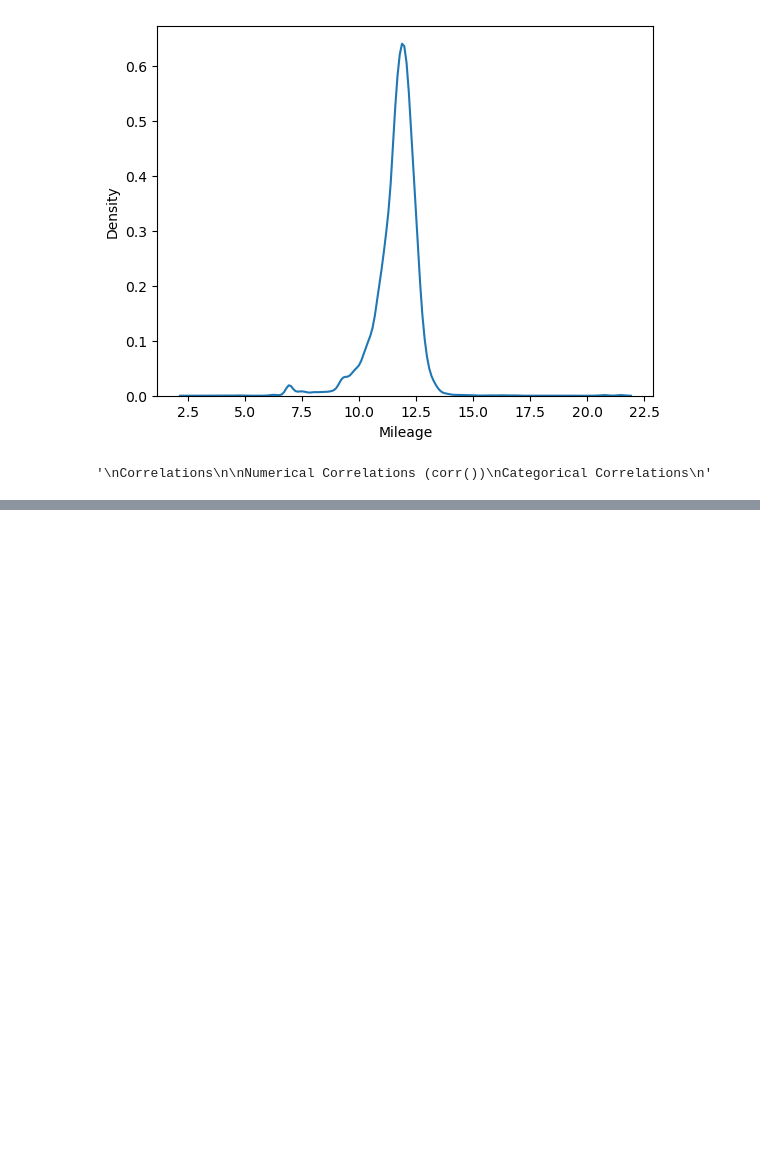
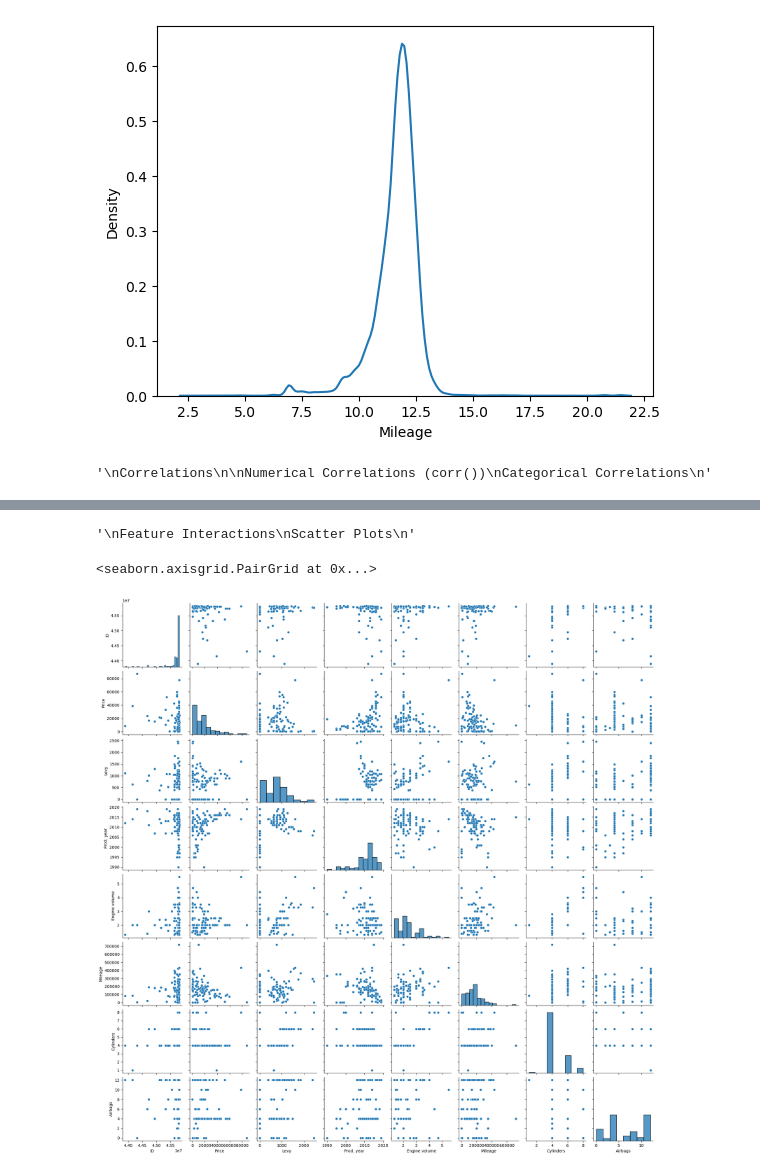
Before and after one commit to aniszariat/Car-Price-Prediction, a Jupyter notebook: EDA.ipynb, the cells around one changed output, grey strips where cells are left out. Saved outputs shown, nothing was run; the diff lists cells and outputs as text; code cells hidden in the pictures; blank space fills up the shorter version.

```diff
--- a/EDA.ipynb
+++ b/EDA.ipynb
@@ -282,0 +283,12 @@ ValueError: could not convert string to float: 'LEXUS'
+# %%
+"""
+Feature Interactions
+Scatter Plots
+"""
+# %% [output]
+'\nFeature Interactions\nScatter Plots\n'
+# %%
+sns.pairplot(data[:100])
+# %% [output]
+<seaborn.axisgrid.PairGrid at 0x...>
+[figure, added]
```
Also changed, not shown: parts of 7 cells of this notebook.
